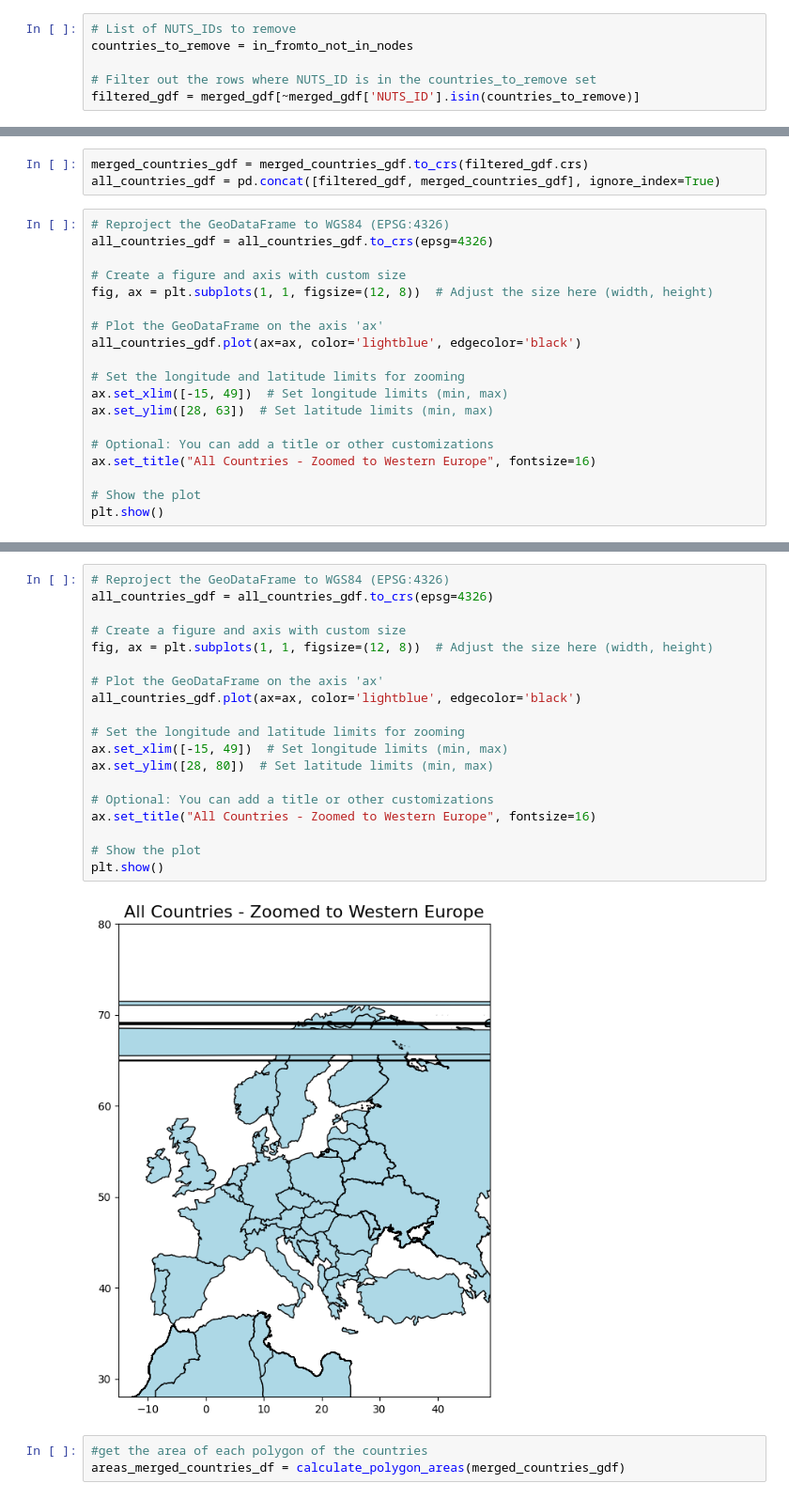
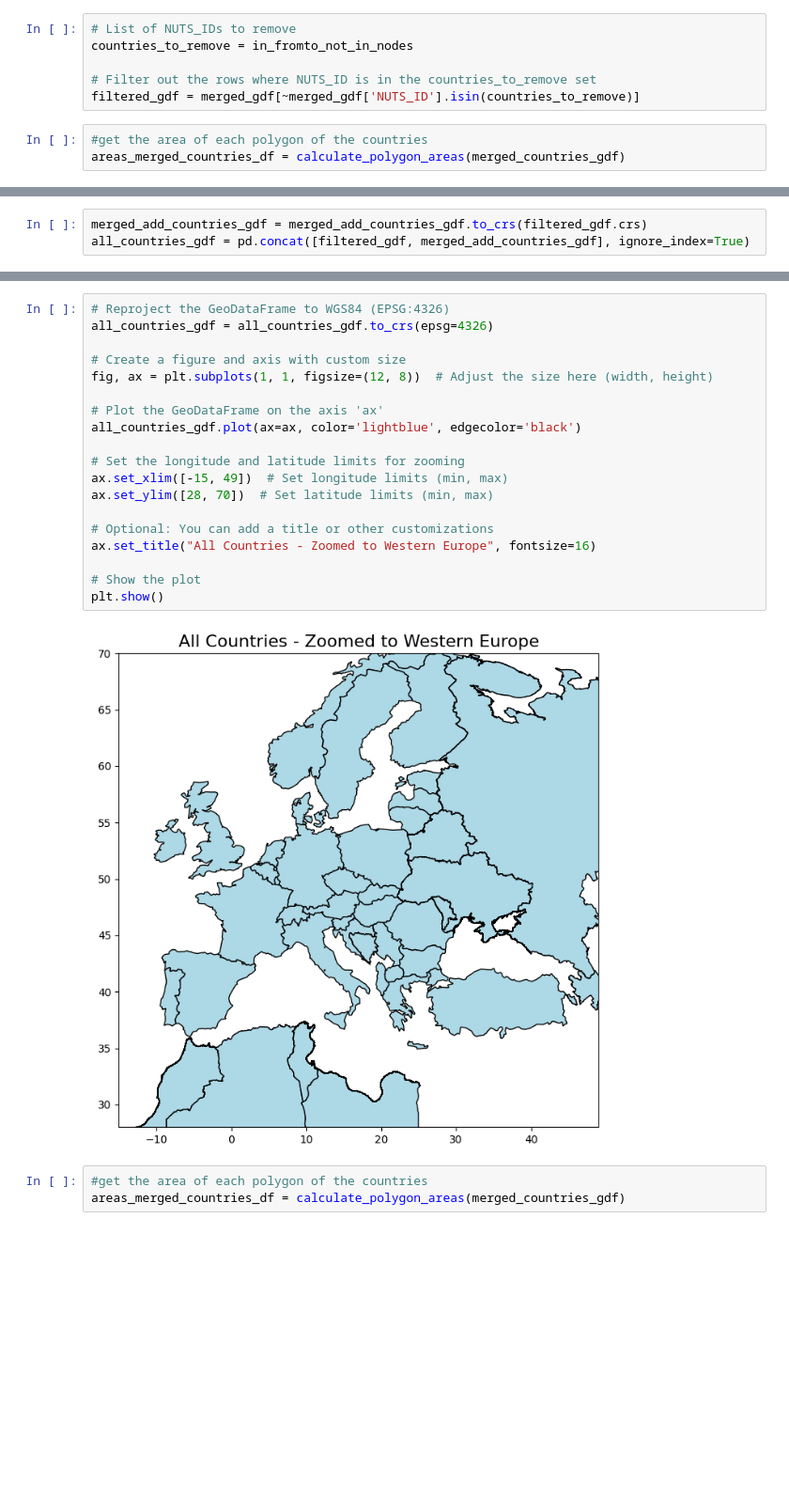
Before and after one commit to CSEI-EU/gas_infrastructure_model, a Jupyter notebook: 00_code_base/05_test_files/Get_Centroids_and_Distances.ipynb, the cells around one changed output, grey strips where cells are left out. Shown: that part at 94% size. Drawn from its saved outputs; the diff is of its cells as text; blank space fills up the shorter version.

```diff
--- a/00_code_base/05_test_files/Get_Centroids_and_Distances.ipynb
+++ b/00_code_base/05_test_files/Get_Centroids_and_Distances.ipynb
@@ -513,4 +488,7 @@ countries_to_remove = in_fromto_not_in_nodes
 
 # Filter out the rows where NUTS_ID is in the countries_to_remove set
 filtered_gdf = merged_gdf[~merged_gdf['NUTS_ID'].isin(countries_to_remove)]
+# %%
+#get the area of each polygon of the countries
+areas_merged_countries_df = calculate_polygon_areas(merged_countries_gdf)
 # %%
@@ -523,22 +522,3 @@ gdf2 CRS: EPSG:4326
 # %%
-merged_countries_gdf = merged_countries_gdf.to_crs(filtered_gdf.crs)
-all_countries_gdf = pd.concat([filtered_gdf, merged_countries_gdf], ignore_index=True)
+merged_add_countries_gdf = merged_add_countries_gdf.to_crs(filtered_gdf.crs)
+all_countries_gdf = pd.concat([filtered_gdf, merged_add_countries_gdf], ignore_index=True)
-# %%
-# Reproject the GeoDataFrame to WGS84 (EPSG:4326)
-all_countries_gdf = all_countries_gdf.to_crs(epsg=4326)
-
-# Create a figure and axis with custom size
-fig, ax = plt.subplots(1, 1, figsize=(12, 8))  # Adjust the size here (width, height)
-
-# Plot the GeoDataFrame on the axis 'ax'
-all_countries_gdf.plot(ax=ax, color='lightblue', edgecolor='black')
-
-# Set the longitude and latitude limits for zooming
-ax.set_xlim([-15, 49])  # Set longitude limits (min, max)
-ax.set_ylim([28, 63])  # Set latitude limits (min, max)
-
-# Optional: You can add a title or other customizations
-ax.set_title("All Countries - Zoomed to Western Europe", fontsize=16)
-
-# Show the plot
-plt.show()
@@ -547,24 +525,24 @@ plt.show()
 # %%
 # Reproject the GeoDataFrame to WGS84 (EPSG:4326)
 all_countries_gdf = all_countries_gdf.to_crs(epsg=4326)
 
 # Create a figure and axis with custom size
 fig, ax = plt.subplots(1, 1, figsize=(12, 8))  # Adjust the size here (width, height)
 
 # Plot the GeoDataFrame on the axis 'ax'
 all_countries_gdf.plot(ax=ax, color='lightblue', edgecolor='black')
 
 # Set the longitude and latitude limits for zooming
 ax.set_xlim([-15, 49])  # Set longitude limits (min, max)
-ax.set_ylim([28, 80])  # Set latitude limits (min, max)
+ax.set_ylim([28, 70])  # Set latitude limits (min, max)
 
 # Optional: You can add a title or other customizations
 ax.set_title("All Countries - Zoomed to Western Europe", fontsize=16)
 
 # Show the plot
 plt.show()
 # %% [output]
-[figure, old version]
+[figure, new version]
 # %%
 #get the area of each polygon of the countries
 areas_merged_countries_df = calculate_polygon_areas(merged_countries_gdf)
```
Also changed, not shown: parts of 14 cells of this notebook.
